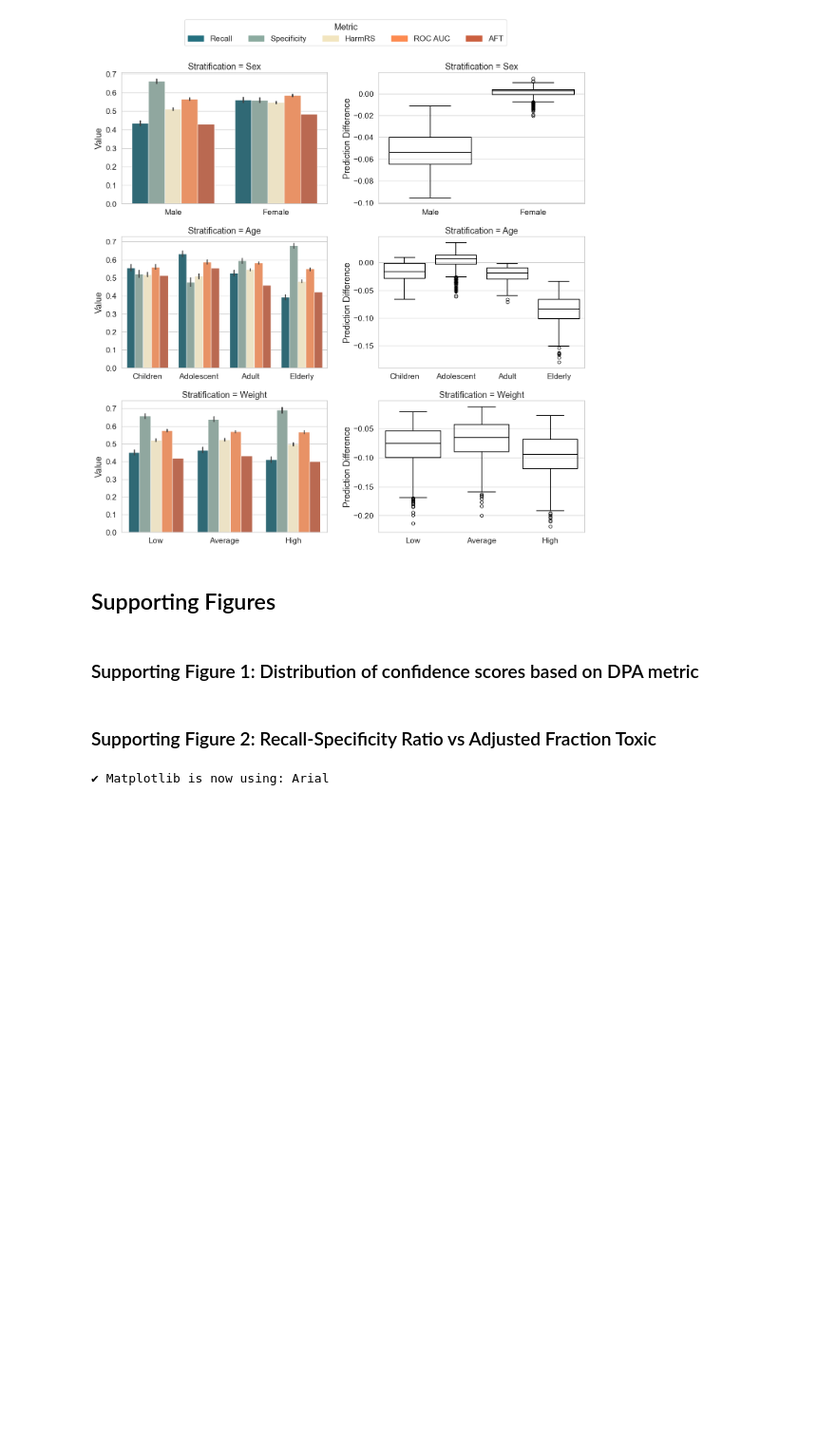
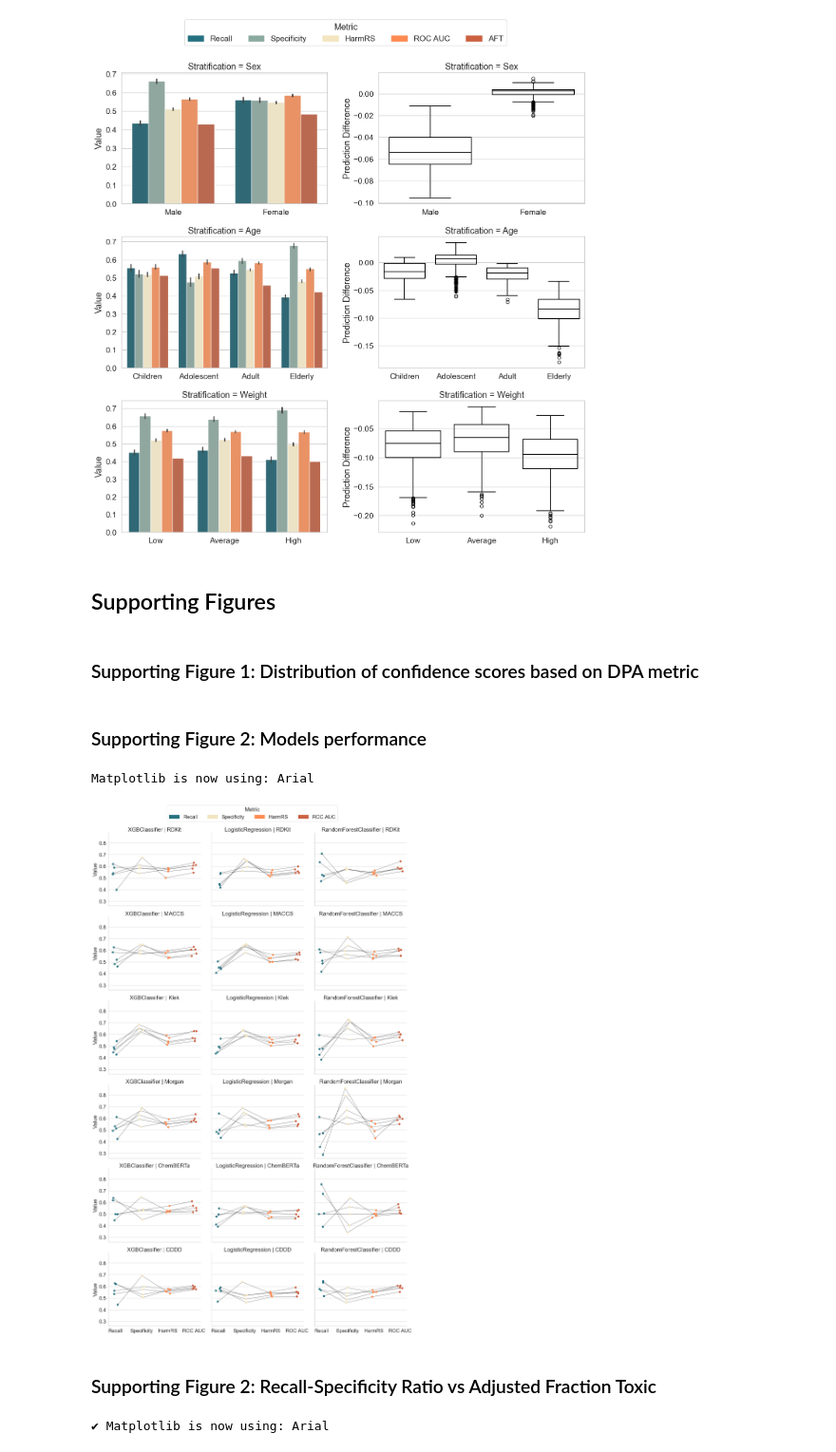
Before and after one commit to M-Iwan/CARBIDE, a Jupyter notebook: notebooks/5_Figures.ipynb, the cells around one changed output. Shown at 95% size. Drawn from its saved outputs; the diff is of its cells as text; code cells hidden in the pictures; blank space fills up the shorter version.

Commit message:
Performance by model and descriptors
Add a figure showing how the performance metrics change based on the used model type and descriptors

```diff
--- a/notebooks/5_Figures.ipynb
+++ b/notebooks/5_Figures.ipynb
@@ -467,6 +467,80 @@ g.set(xlim=(0.1, 1.0))
 
 plt.savefig('../figures/S1_Confidence_Scores.png', dpi=300)
 plt.show()
+# %% [markdown]
+### Supporting Figure 2: Models performance
+# %%
+sns.set_context('notebook', font_scale=1.8)
+sns.set_style('whitegrid')
+set_font('arial.ttf')
+sns.set_palette(four_point_palette())
+
+df = pl.from_pandas(read_df('../results/analysis/total.tsv'))
+df = df.filter(pl.col('Series') == 'Unweighted').drop('Series')
+
+metric_order = ['Recall', 'Specificity', 'HarmRS', 'ROC AUC']
+
+g = sns.FacetGrid(df, col='Model', row='Descriptors', height=5, aspect=1.2)
+
+# plot points connected with lines
+def plot_with_lines(data, x, y, **kwargs):
+    ax = plt.gca()
+
+    g_ = sns.stripplot(data=data, x=x, y=y, hue='Metric', size=8, dodge=False,
+                       order=metric_order, palette=colors, ax=ax, zorder=2)
+
+    point_positions = {}
+
+    for i, metric in enumerate(metric_order):
+        collection = ax.collections[i]
+        offsets = collection.get_offsets()
+
+        metric_data = data[data['Metric'] == metric].copy()
+        metric_data = metric_data.sort_values('Value')
+        sorted_offsets = offsets[np.argsort(offsets[:, 1])]
+
+        for j, (_, row) in enumerate(metric_data.iterrows()):
+            fold = row['Test_Fold']
+            point_positions[(fold, metric)] = sorted_offsets[j]
+
+    for fold in data['Test_Fold'].unique():
+        x_positions = []
+        y_values = []
+        for metric in metric_order:
+            if (fold, metric) in point_positions:
+                pos = point_positions[(fold, metric)]
+                x_positions.append(pos[0])
+                y_values.append(pos[1])
+
+        ax.plot(x_positions, y_values, color='black', alpha=0.6, lw=1, zorder=1)
+
+g.map_dataframe(plot_with_lines, x='Metric', y='Value')
+
+for ax in g.axes.flatten():
+    ax_text = ax.get_title()
+    desc, model = ax_text.split(' | ')
+    desc = desc.split(' = ')[1].strip()
+    model = model.split(' = ')[1].strip()
+    ax.set_title(f"{model} | {desc}")
+
+
+legend_patches = [Patch(color=colors[category], label=category) for category in metric_order]
+g.figure.legend(handles=legend_patches, labels=metric_order, title='Metric',
+                loc='upper center', ncol=4, bbox_to_anchor=(0.5, 0.975),
+                bbox_transform=g.figure.transFigure)
+
+for ax in g.axes[-1, :]:
+    ax.set_xlabel('')
+
+plt.tight_layout()
+plt.subplots_adjust(top=0.92)
+
+plt.savefig("../figures/S2_Performance.png", dpi=300, bbox_inches='tight')
+
+plt.show()
+# %% [output]
+Matplotlib is now using: Arial
+[figure, added]
 # %% [markdown]
 ### Supporting Figure 2: Recall-Specificity Ratio vs Adjusted Fraction Toxic
 # %%
```
Also changed, not shown: 1 other file.
